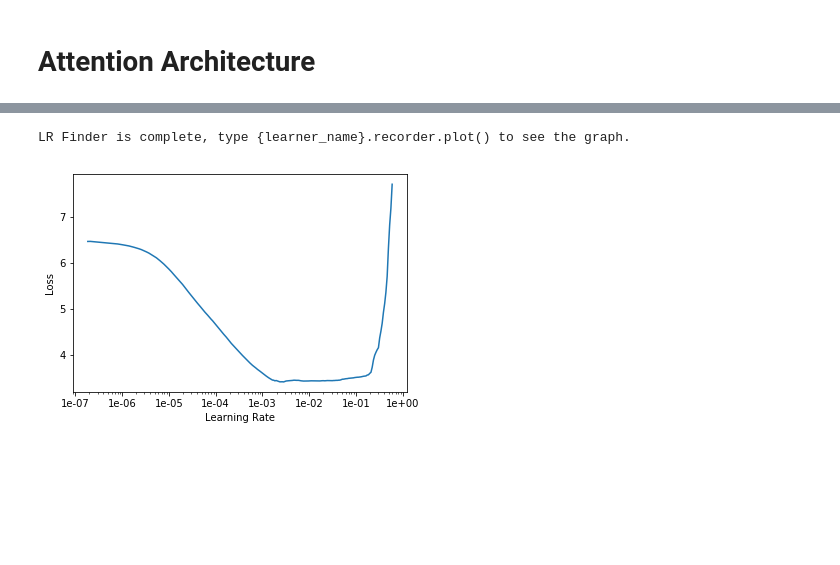
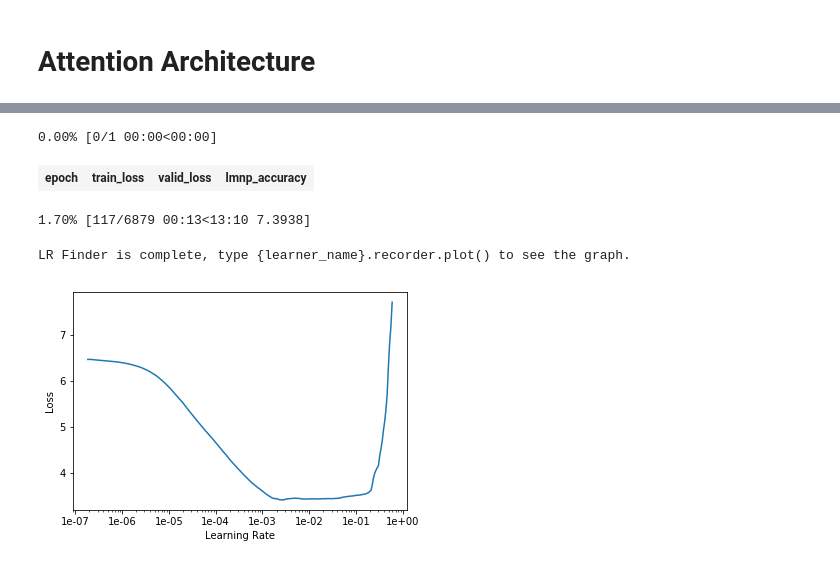
Before and after one commit to bearpelican/musicautobot, a Jupyter notebook: TXL-fastai-4-training-npenc.ipynb, the cells around one changed output, grey strips where cells are left out. Drawn from its saved outputs; the diff is of its cells as text; code cells hidden in the pictures; blank space fills up the shorter version.

Commit message:
Fixing npenc accuracy

```diff
--- a/TXL-fastai-4-training-npenc.ipynb
+++ b/TXL-fastai-4-training-npenc.ipynb
@@ -261,0 +222,9 @@ def language_model_learner(data:DataBunch, config:dict=None, drop_mult:float=1.,
+# %%
+def lmnp_accuracy(inputs:Tensor, target:Tensor)->Rank0Tensor:
+    "Compute accuracy with `targs` when `input` is bs * n_classes."
+    inputs = [i.argmax(dim=-1).unsqueeze(dim=-1) for i in inputs]
+    input_cat = torch.cat(inputs, dim=-1).cpu().numpy()
+    target = target.cpu().numpy()
+    acc = (input_cat==target)
+    acc[target==PAD_IDX] = np.nan
+    return torch.Tensor([np.nanmean(acc, dtype=float)])
@@ -262,2 +237,2 @@ def language_model_learner(data:DataBunch, config:dict=None, drop_mult:float=1.,
 # %%
-learn = language_model_learner(data, config, clip=0.25)
+learn = language_model_learner(data, config, clip=0.25, loss_func=LMNPLoss(), metrics=[lmnp_accuracy])
@@ -287,10 +239,6 @@ class LMNPLoss(nn.Module):
-# %%
-learn.loss_func = LMNPLoss()
 # %%
 # x,y = data.one_batch()
 # %%
 # learn.model.cuda()
 # learn.model[1].reset()
 # out = learn.model(x.cuda())
-# %%
-learn.fit_one_cycle(1, 1e-5)
@@ -314,3 +254,9 @@ RuntimeError: CUDA error: device-side assert triggered
+# %%
+learn.fit_one_cycle(1, 3e-4)
+# %% [output]
+0.00% [0/1 00:00<00:00]
+| epoch | train_loss | valid_loss | lmnp_accuracy |
+1.70% [117/6879 00:13<13:10 7.3938]
 # %%
 # clip = 0.25
 learn.lr_find(num_it=300)
```
Also changed, not shown: parts of 15 cells of this notebook.
